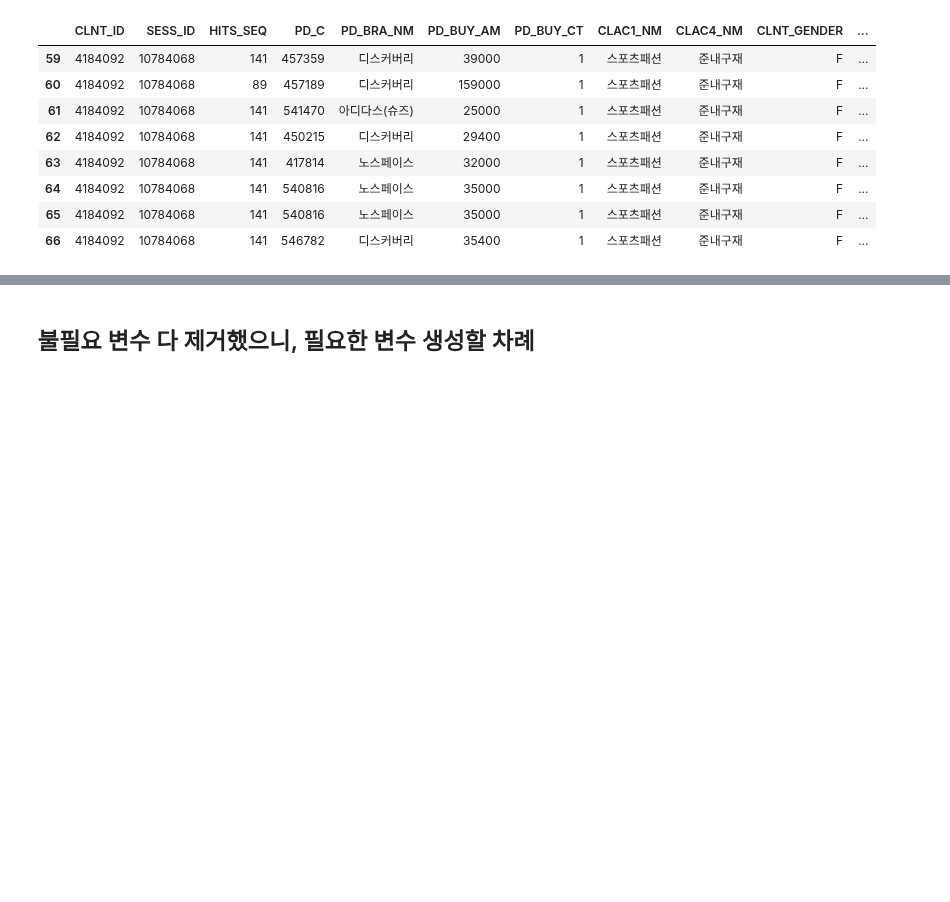
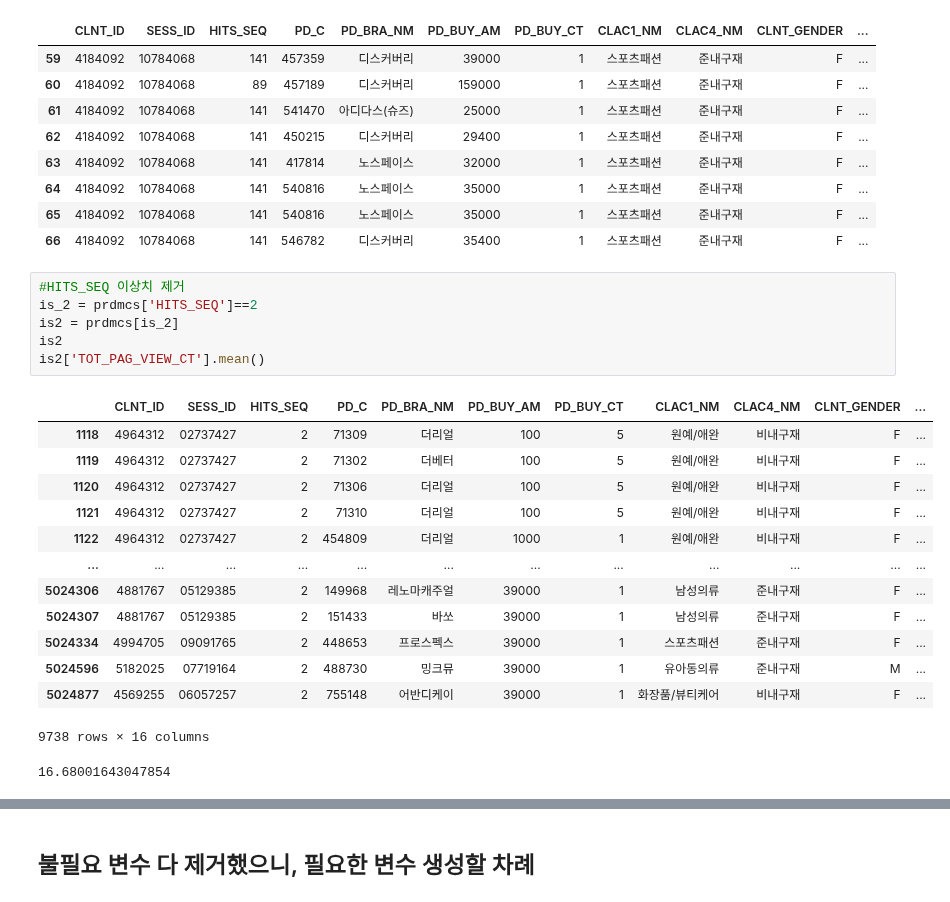
Before and after one commit to chldnjstjr/Lpoint, a Jupyter notebook: Preprocessing.ipynb, the cells around one changed output, grey strips where cells are left out. Drawn from its saved outputs; the diff is of its cells as text; blank space fills up the shorter version.

```diff
--- a/Preprocessing.ipynb
+++ b/Preprocessing.ipynb
@@ -287,4 +297,25 @@ prdmcs[prdmcs['SESS_ID']=='10784068']
 | 64 | 4184092 | 10784068 | 141 | 540816 | 노스페이스 | 35000 | 1 | 스포츠패션 | 준내구재 | F | ... |
 | 65 | 4184092 | 10784068 | 141 | 540816 | 노스페이스 | 35000 | 1 | 스포츠패션 | 준내구재 | F | ... |
 | 66 | 4184092 | 10784068 | 141 | 546782 | 디스커버리 | 35400 | 1 | 스포츠패션 | 준내구재 | F | ... |
+# %%
+#HITS_SEQ 이상치 제거
+is_2 = prdmcs['HITS_SEQ']==2
+is2 = prdmcs[is_2]
+is2
+is2['TOT_PAG_VIEW_CT'].mean()
+# %% [output]
+|  | CLNT_ID | SESS_ID | HITS_SEQ | PD_C | PD_BRA_NM | PD_BUY_AM | PD_BUY_CT | CLAC1_NM | CLAC4_NM | CLNT_GENDER | ... |
+| 1118 | 4964312 | 02737427 | 2 | 71309 | 더리얼 | 100 | 5 | 원예/애완 | 비내구재 | F | ... |
+| 1119 | 4964312 | 02737427 | 2 | 71302 | 더베터 | 100 | 5 | 원예/애완 | 비내구재 | F | ... |
+| 1120 | 4964312 | 02737427 | 2 | 71306 | 더리얼 | 100 | 5 | 원예/애완 | 비내구재 | F | ... |
+| 1121 | 4964312 | 02737427 | 2 | 71310 | 더리얼 | 100 | 5 | 원예/애완 | 비내구재 | F | ... |
+| 1122 | 4964312 | 02737427 | 2 | 454809 | 더리얼 | 1000 | 1 | 원예/애완 | 비내구재 | F | ... |
+| ... | ... | ... | ... | ... | ... | ... | ... | ... | ... | ... | ... |
+| 5024306 | 4881767 | 05129385 | 2 | 149968 | 레노마캐주얼 | 39000 | 1 | 남성의류 | 준내구재 | F | ... |
+| 5024307 | 4881767 | 05129385 | 2 | 151433 | 바쏘 | 39000 | 1 | 남성의류 | 준내구재 | F | ... |
+| 5024334 | 4994705 | 09091765 | 2 | 448653 | 프로스펙스 | 39000 | 1 | 스포츠패션 | 준내구재 | F | ... |
+| 5024596 | 5182025 | 07719164 | 2 | 488730 | 밍크뮤 | 39000 | 1 | 유아동의류 | 준내구재 | M | ... |
+| 5024877 | 4569255 | 06057257 | 2 | 755148 | 어반디케이 | 39000 | 1 | 화장품/뷰티케어 | 비내구재 | F | ... |
+9738 rows × 16 columns
+16.68001643047854
 # %%
```
Also changed, not shown: parts of 7 cells of this notebook.
